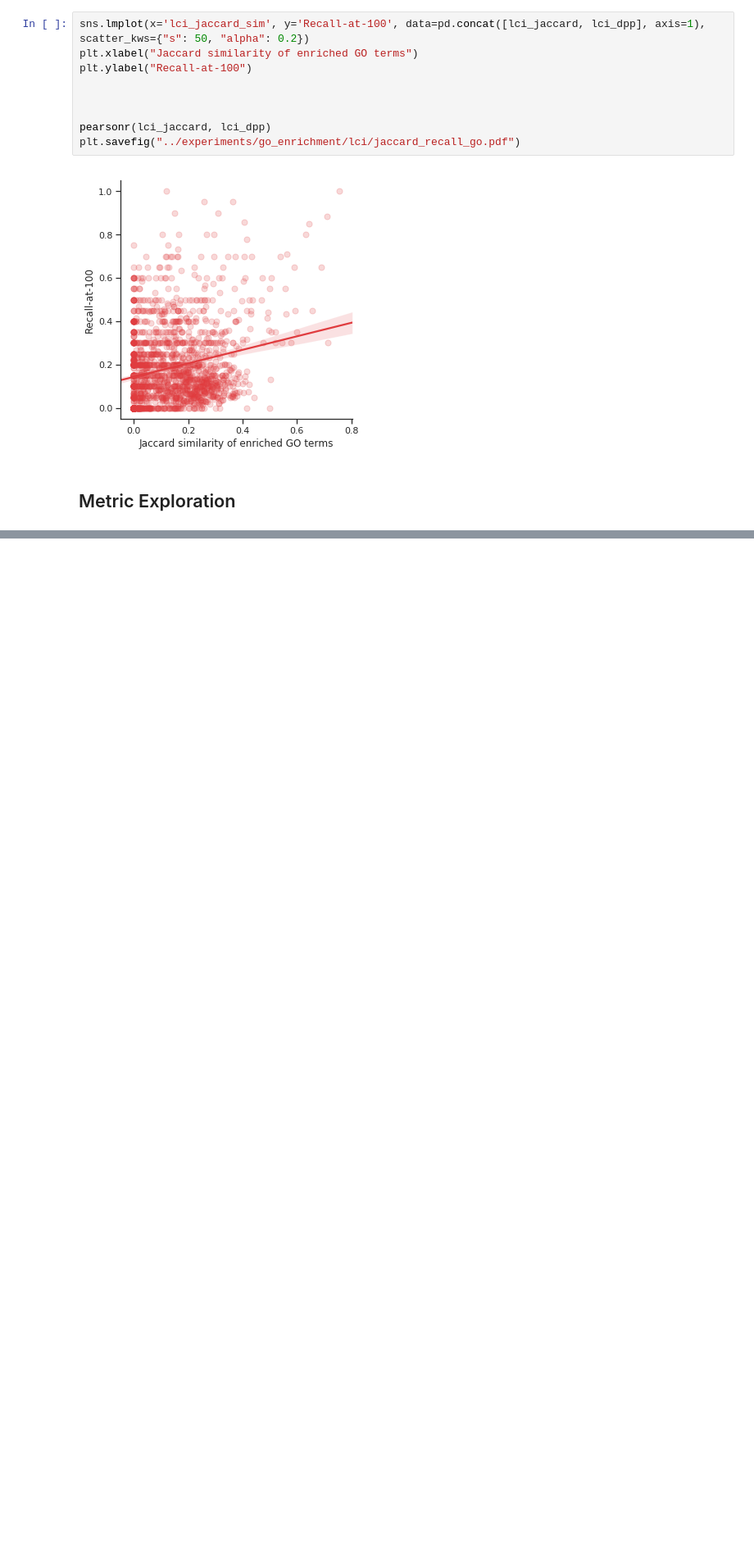
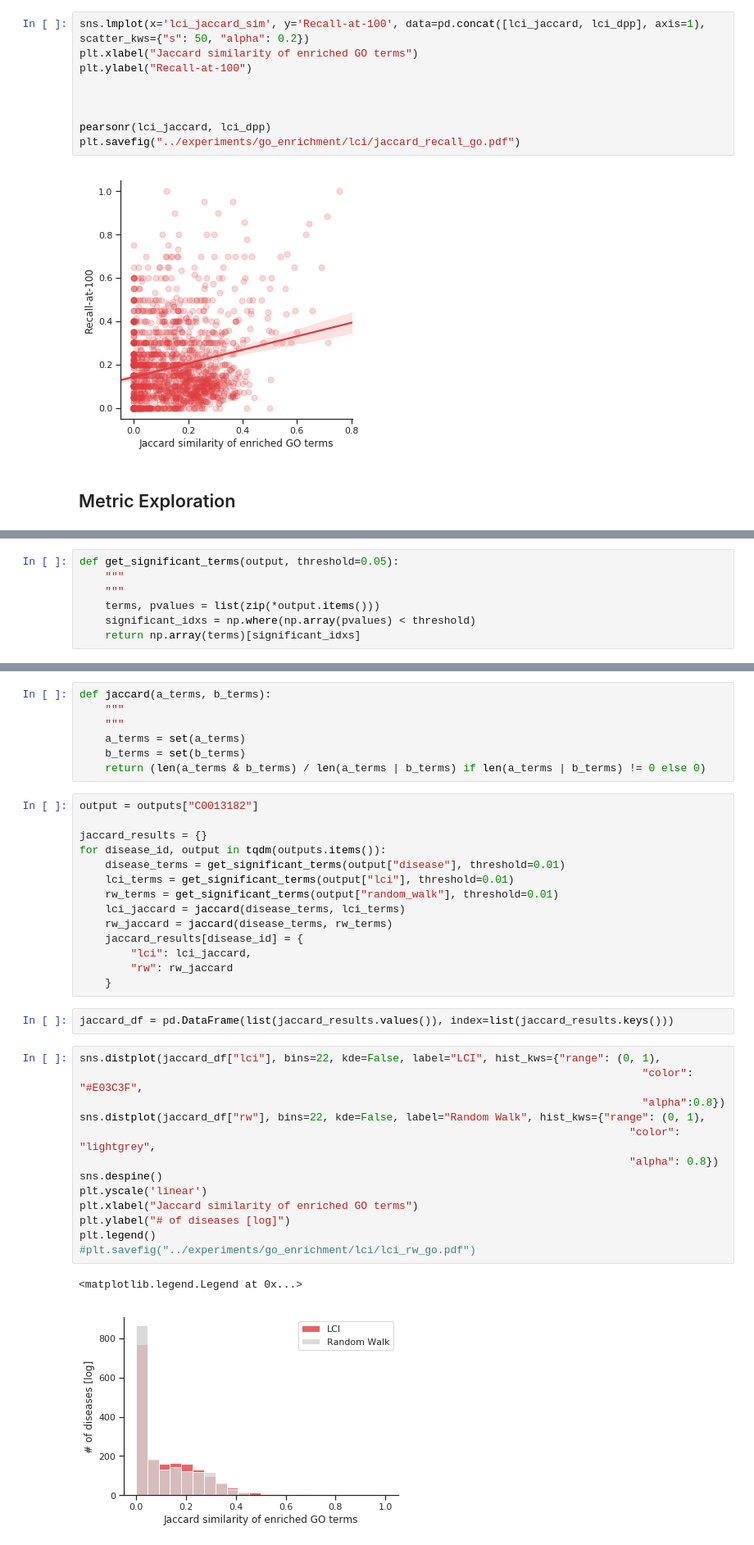
Before and after one commit to seyuboglu/milieu, a Jupyter notebook: notebooks/go_enrichment.ipynb, the cells around one changed output, grey strips where cells are left out. Shown at 82% size. Cells and saved outputs as stored; diff of their text form; blank space fills up the shorter version.

Commit message:
updated go enrichment

```diff
--- a/notebooks/go_enrichment.ipynb
+++ b/notebooks/go_enrichment.ipynb
@@ -268,0 +243,7 @@ defaultdict(dict,
+# %%
+def get_significant_terms(output, threshold=0.05):
+    """
+    """
+    terms, pvalues = list(zip(*output.items()))
+    significant_idxs = np.where(np.array(pvalues) < threshold)
+    return np.array(terms)[significant_idxs]
@@ -268,0 +252,39 @@ defaultdict(dict,
+# %%
+def jaccard(a_terms, b_terms):
+    """
+    """
+    a_terms = set(a_terms)
+    b_terms = set(b_terms)
+    return (len(a_terms & b_terms) / len(a_terms | b_terms) if len(a_terms | b_terms) != 0 else 0)
+# %%
+output = outputs["C0013182"]
+
+jaccard_results = {}
+for disease_id, output in tqdm(outputs.items()):
+    disease_terms = get_significant_terms(output["disease"], threshold=0.01)
+    lci_terms = get_significant_terms(output["lci"], threshold=0.01)
+    rw_terms = get_significant_terms(output["random_walk"], threshold=0.01)
+    lci_jaccard = jaccard(disease_terms, lci_terms)
+    rw_jaccard = jaccard(disease_terms, rw_terms)
+    jaccard_results[disease_id] = {
+        "lci": lci_jaccard,
+        "rw": rw_jaccard
+    }
+# %%
+jaccard_df = pd.DataFrame(list(jaccard_results.values()), index=list(jaccard_results.keys()))
+# %%
+sns.distplot(jaccard_df["lci"], bins=22, kde=False, label="LCI", hist_kws={"range": (0, 1),
+                                                                                        "color": "#E03C3F",
+                                                                                        "alpha":0.8})
+sns.distplot(jaccard_df["rw"], bins=22, kde=False, label="Random Walk", hist_kws={"range": (0, 1),
+                                                                                      "color": "lightgrey",
+                                                                                      "alpha": 0.8})
+sns.despine()
+plt.yscale('linear')
+plt.xlabel("Jaccard similarity of enriched GO terms")
+plt.ylabel("# of diseases [log]")
+plt.legend()
+#plt.savefig("../experiments/go_enrichment/lci/lci_rw_go.pdf")
+# %% [output]
+<matplotlib.legend.Legend at 0x...>
+[figure, added]
```
Also changed, not shown: parts of 26 cells of this notebook, 5 other files.
